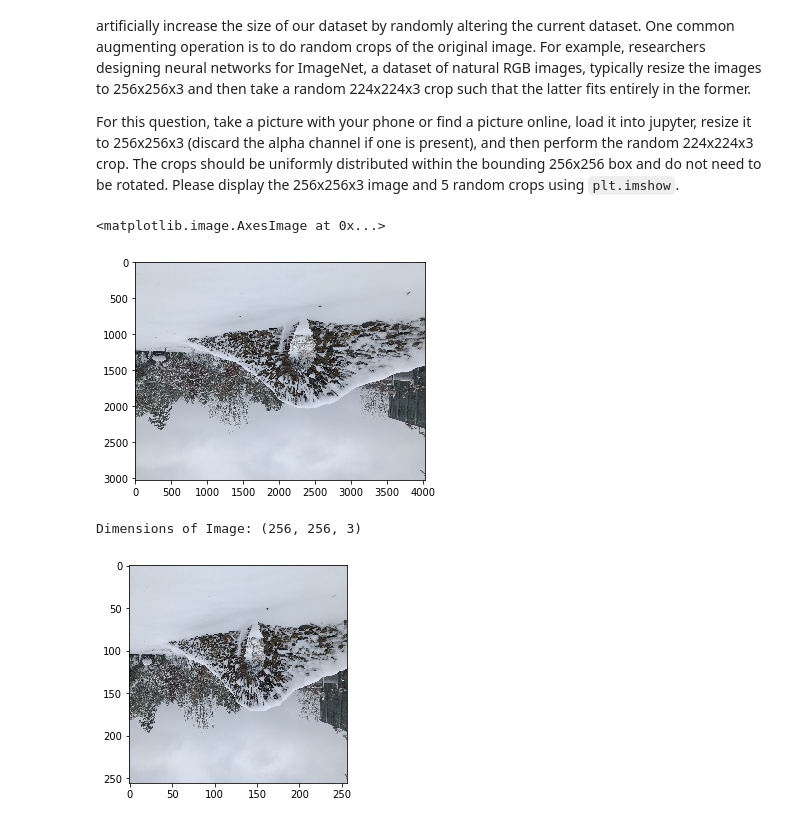
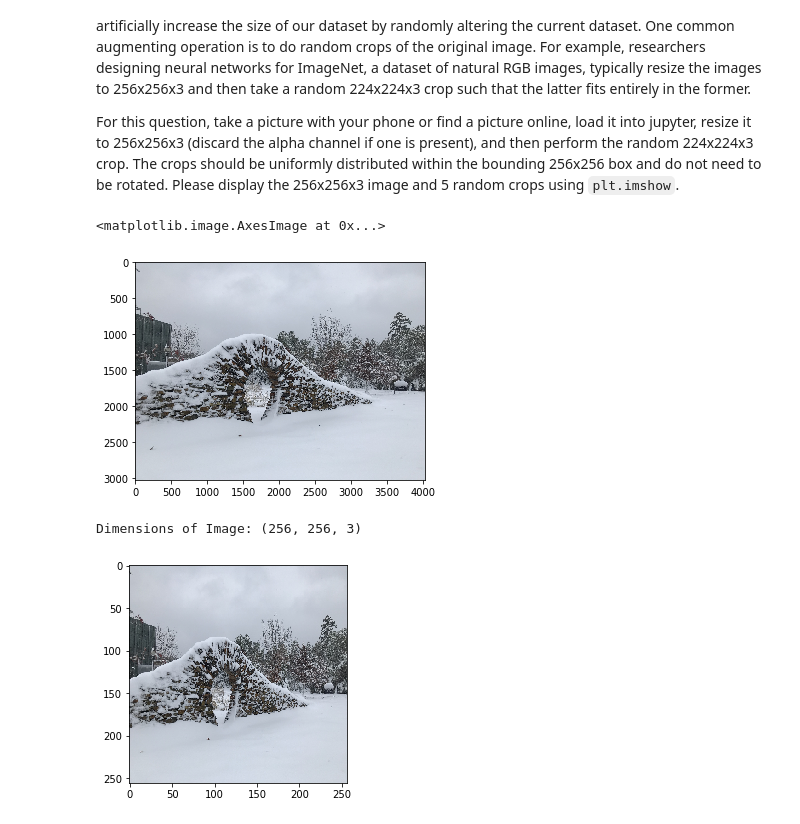
Before and after one commit to echelales/BME-590-Machine-Learning-in-Imaging, a Jupyter notebook: homework/homework_1/HW1.ipynb, the cells around one changed output. Saved outputs shown, nothing was run; the diff lists cells and outputs as text; code cells hidden in the pictures.

```diff
--- a/homework/homework_1/HW1.ipynb
+++ b/homework/homework_1/HW1.ipynb
@@ -200,14 +202,15 @@ For this question, take a picture with your phone or find a picture online, load
 # %%
 import numpy as np
 %matplotlib inline
 import matplotlib.pyplot as plt
 snow = Image.open('IMG_0361.JPG')
+snow=snow.rotate(180, expand=True)
 imshow(snow)
 
 # your code here; feel free to use multiple cells
 # %% [output]
 <matplotlib.image.AxesImage at 0x...>
-[figure, old version]
+[figure, new version]
 # %%
 width=256
 height=256
@@ -217,7 +220,7 @@ SS=np.asarray(smallsnow)
 print("Dimensions of Image: "+ str(SS.shape))
 # %% [output]
 Dimensions of Image: (256, 256, 3)
-[figure, old version]
+[figure, new version]
 # %%
 %matplotlib inline
 # used https://github.com/matterport/Mask_RCNN/issues/230
```
Also changed, not shown: parts of 7 cells of this notebook.
